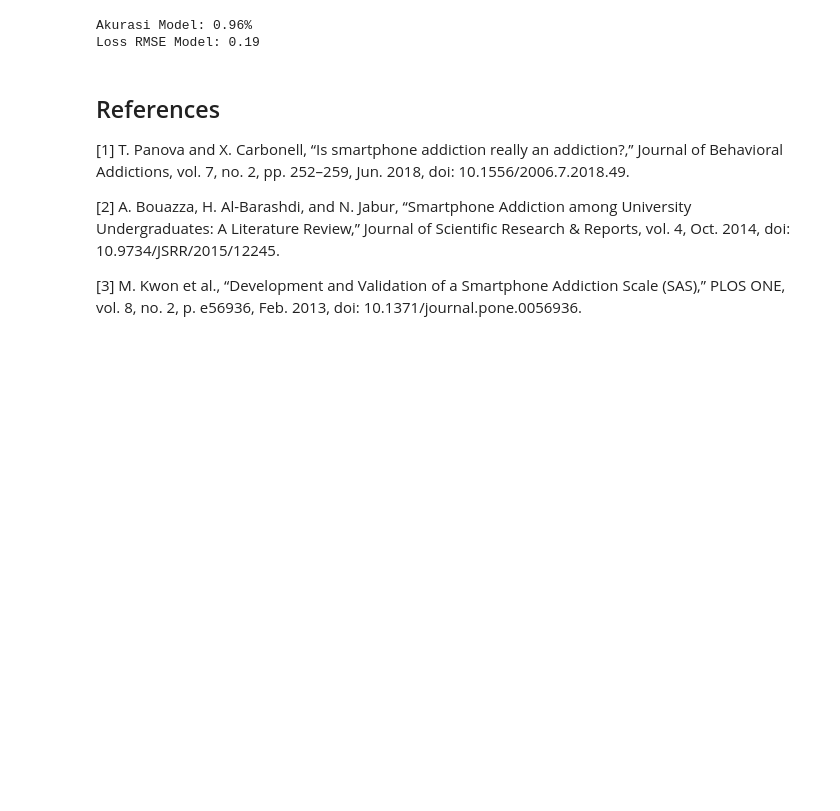
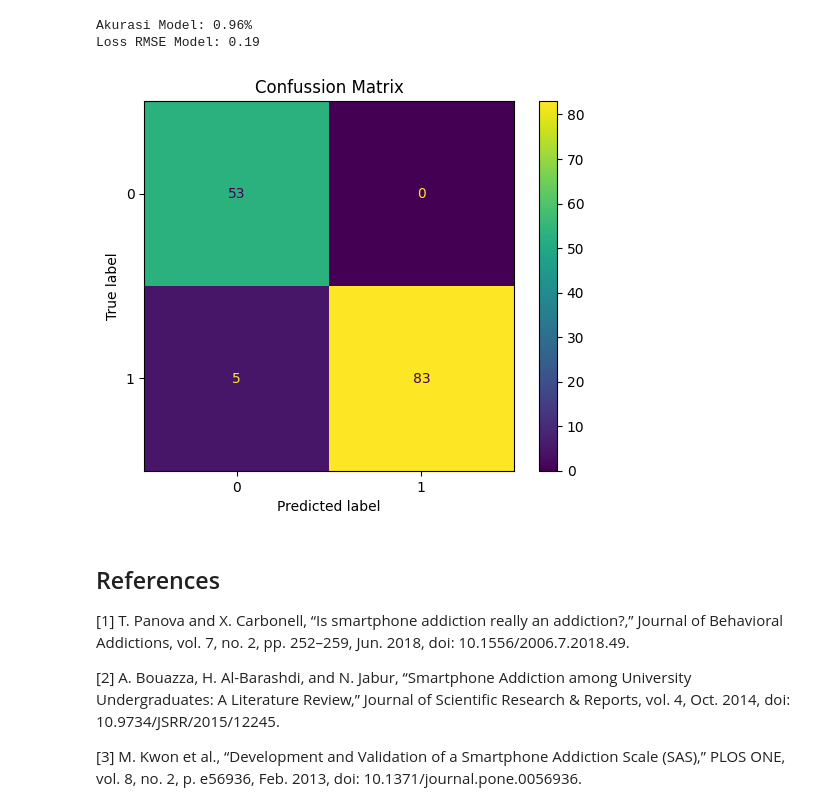
Before and after one commit to supimadi/ibm-capstone, a Jupyter notebook: Capstone Project.ipynb, the cells around one changed output. Cells and saved outputs as stored; diff of their text form; code cells hidden in the pictures; blank space fills up the shorter version.

```diff
--- a/Capstone Project.ipynb
+++ b/Capstone Project.ipynb
@@ -219,6 +220,15 @@ print(f"Loss RMSE Model: {round(root_mean_squared_error(predicted_val, y_test),
 # %% [output]
 Akurasi Model: 0.96%
 Loss RMSE Model: 0.19
+# %%
+cm = confusion_matrix(y_test, predicted_val)
+disp = ConfusionMatrixDisplay(confusion_matrix=cm)
+
+disp.plot()
+plt.title("Confussion Matrix")
+plt.show()
+# %% [output]
+[figure, added]
 # %% [markdown]
 ## References
 
```
Also changed, not shown: parts of 3 cells of this notebook.
